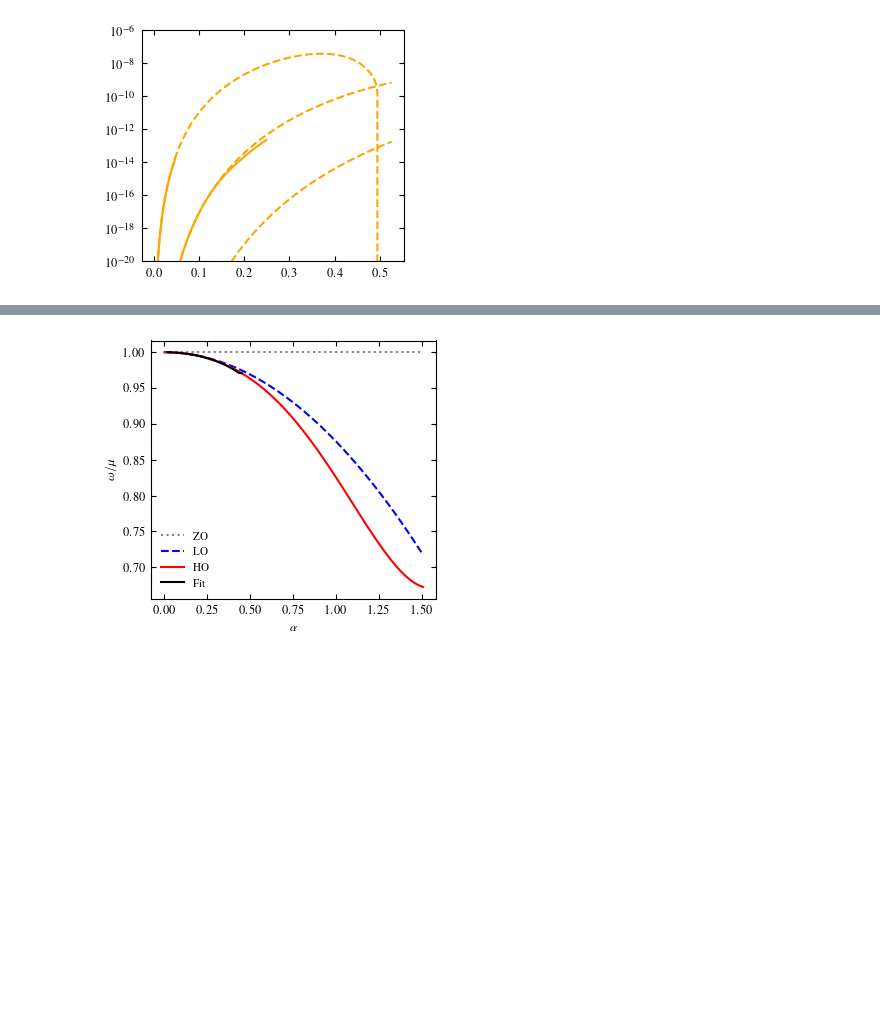
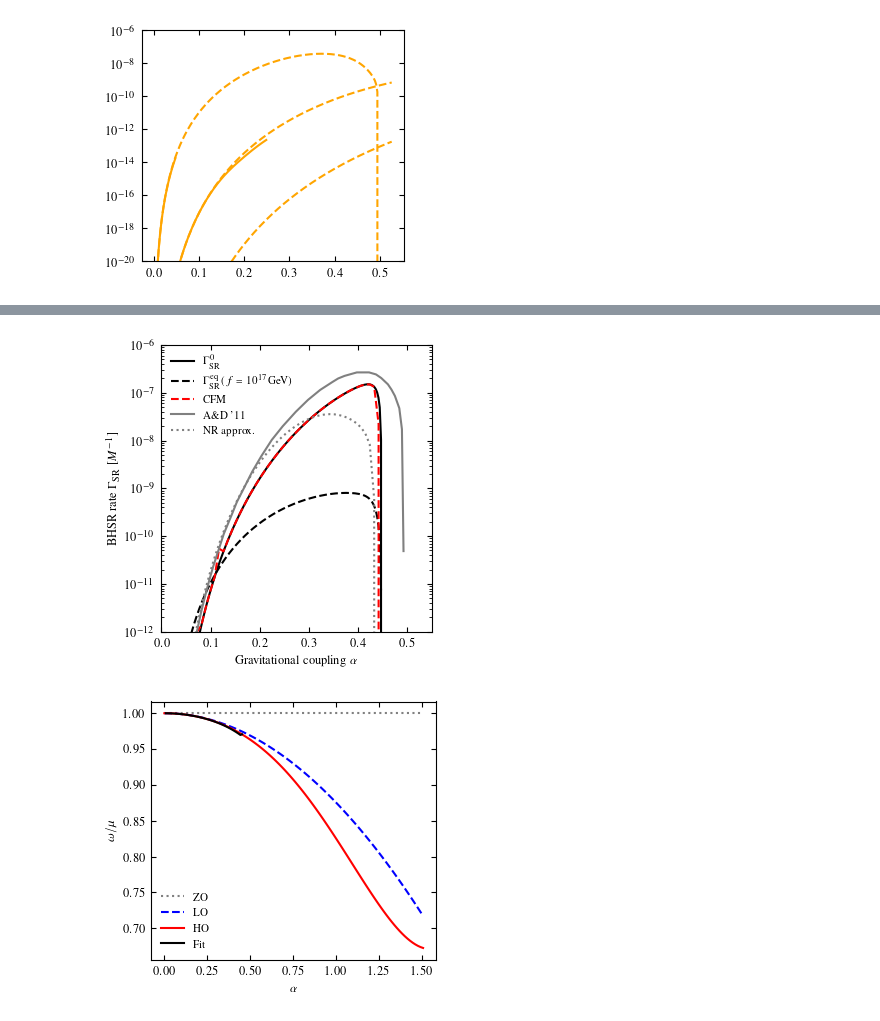
Before and after one commit to sebhoof/bhsr, a Jupyter notebook: bhsr_comparison.ipynb, the cells around one changed output, grey strips where cells are left out. Drawn from its saved outputs; the diff is of its cells as text; code cells hidden in the pictures; blank space fills up the shorter version.

```diff
--- a/bhsr_comparison.ipynb
+++ b/bhsr_comparison.ipynb
@@ -220,0 +221,11 @@ E VariableMetricBuilder Initial matrix not pos.def.
+# %%
+# Paper figure: Our |211> rate vs CFM vs mod. eq. rate
+f0 = 1e17
+muvals = np.linspace(0, 6e-12, 51)[1:]
+alphvals = mu_to_alpha(muvals, units=1)
+
+optvals = [find_root(mbh0, astar0, mu, 2, 1, 1) for mu in muvals]
+omRvals = np.array([z.real for z in optvals])
+omIvals = np.array([z.imag for z in optvals])*rg(mbh0)
+superrad_bhsr_rates = [GammaSR_nlm_superrad(mu, mbh0, astar0, 1, bc2)*rg(mbh0) for mu in muvals_small]
+bhsr_rates_eq = [GammaSR_nlm_eq_superrad(mu, mbh0, astar0, f0)*rg(mbh0) for mu in muvals_small]
@@ -221,3 +240,27 @@ E VariableMetricBuilder Initial matrix not pos.def.
+# %%
+fig, ax = plt.subplots(figsize=(mnras_width,mnras_width))
+
+p1 = ax.plot(alphvals_small, superrad_bhsr_rates, c='k', ls='-', label=r"$\Gamma_\text{SR}^0$")
+p2 = ax.plot(alphvals_small, bhsr_rates_eq, c='k', ls='--', label=r"$\Gamma_\text{SR}^\text{eq}(f = \SI{e17}{\GeV})$")
+p3 = ax.plot(alphvals, omIvals, c='red', ls='--', label=r"CFM") #  [0705.2880]
+d = np.genfromtxt("data/1004_3558/1004_3558_fig5_ell_1_r")
+p5 = ax.plot(d[:,0], d[:,1], '-', c='gray', label=r"A\&D '11")
+p4 = ax.plot(alphvals, GammaSR_nlm_nr(muvals, mbh0, astar0, 2, 1, 1)*rg(mbh0), c='gray', ls=':', label=r"NR approx.") # [1004.3558]
+
+
+ax.legend(frameon=False, loc=2, ncols=1) #, title=r"$M = {:.0f}\,M_\odot$, $a_\ast = {:.3f}$".format(mbh0, astar0)) # handles=p1+p2+p3+p4+p5
+ax.set_xlabel(r"Gravitational coupling $\alpha$")
+ax.set_ylabel(r"BHSR rate $\Gamma_\text{SR}$ [$M^{-1}$]")
+ax.set_xlim([0, 0.55])
+ax.set_ylim([1e-12, 1e-6])
+#axset_xscale('log')
+ax.set_yscale('log')
+
+fig.tight_layout(pad=0.5)
+fig.savefig("figures/bhsr_rate_comparison_211.pdf", backend='pgf')
+plt.show()
+# %% [output]
+[figure, added]
 # %%
 # Check energy levels
 
```
Also changed, not shown: parts of 7 cells of this notebook, 2 other files.
